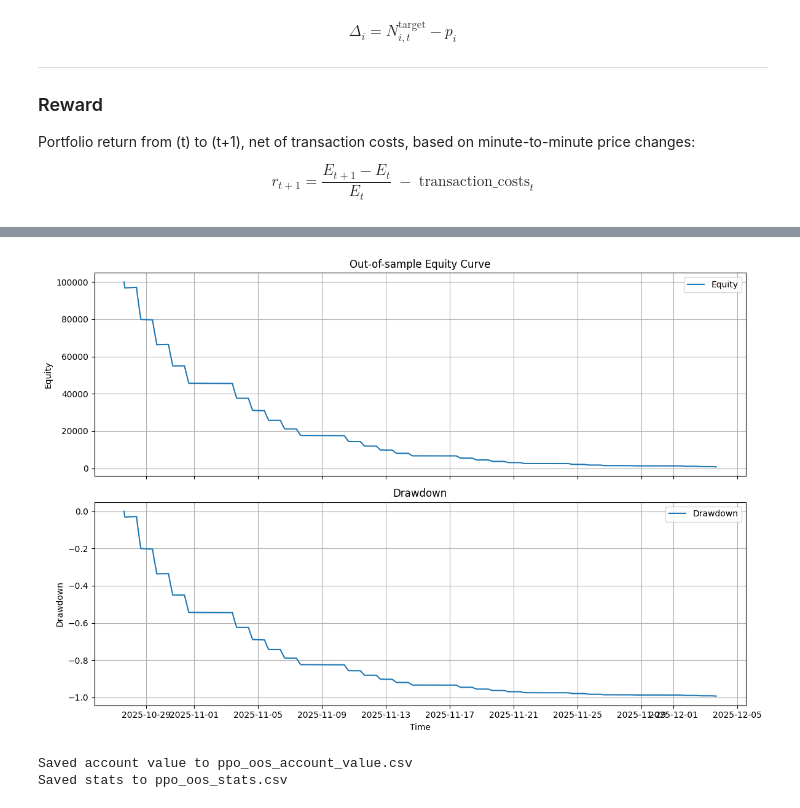
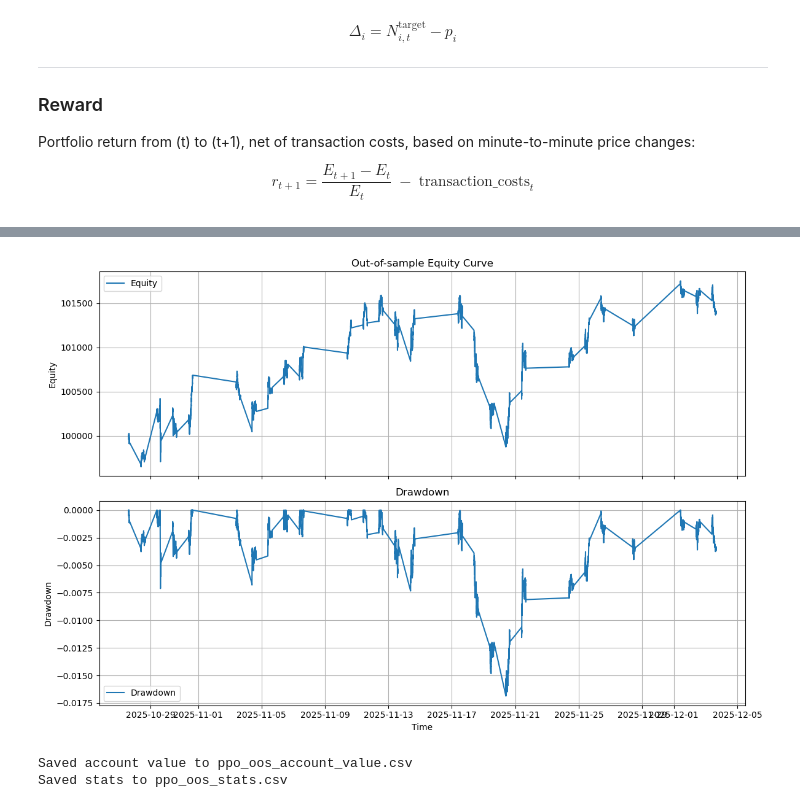
Before and after one commit to niallmandal/RL-FA25-Final, a Jupyter notebook: RL_model/RL_model_v1.ipynb, the cells around one changed output, grey strips where cells are left out. Drawn from its saved outputs; the diff is of its cells as text; code cells hidden in the pictures.

Commit message:
Improved model and reward function, temporarily removed transaction costs

```diff
--- a/RL_model/RL_model_v1.ipynb
+++ b/RL_model/RL_model_v1.ipynb
@@ -180,15 +180,17 @@ class MultiAssetTradingEnv(gym.Env):
         new_position_value = np.sum(self.positions * price_tp1)
         new_equity = self.cash + new_position_value
 
-        # Reward: simple portfolio return from t to t+1
-        reward = (new_equity - self.equity) / (self.equity + 1e-8)
+        # Reward: return minus a penalty for excessive turnover
+        return_reward = (new_equity - self.equity) / (self.equity + 1e-8)
+        turnover_penalty = 0.1 * (dollar_turnover / (self.equity + 1e-8))
+        reward = return_reward - turnover_penalty
 
         # Update equity and time
         self.equity = new_equity
         self.t += 1
 
-        # Episode termination: reached last usable time index
-        terminated = self.t >= self.T - 1
+        # Episode termination: reached last usable time index OR lost too much money
+        terminated = (self.t >= self.T - 1) or (self.equity / self.initial_cash < 0.1)
         truncated = False  # 可以加 max_steps 等逻辑，这里先不截断
 
         obs = self._get_observation()
@@ -1460,14 +1462,14 @@ if __name__ == "__main__":
         prices=prices_train,
         features=features_train,
         initial_cash=100000.0,
-        transaction_cost=0.0005,
+        transaction_cost=0.0,
     )
 
     env_test = MultiAssetTradingEnv(
         prices=prices_test,
         features=features_test,
         initial_cash=100000.0,
-        transaction_cost=0.0005,
+        transaction_cost=0.0,
     )
 
     # 4. Initialize PPO agent (train on env_train only)
@@ -1513,3 +1515,3 @@ max_dd_duration: 37 days 01:08:00
-[figure, old version]
+[figure, new version]
 Saved account value to ppo_oos_account_value.csv
 Saved stats to ppo_oos_stats.csv
```
Also changed, not shown: parts of 2 cells of this notebook, 2 other files.
